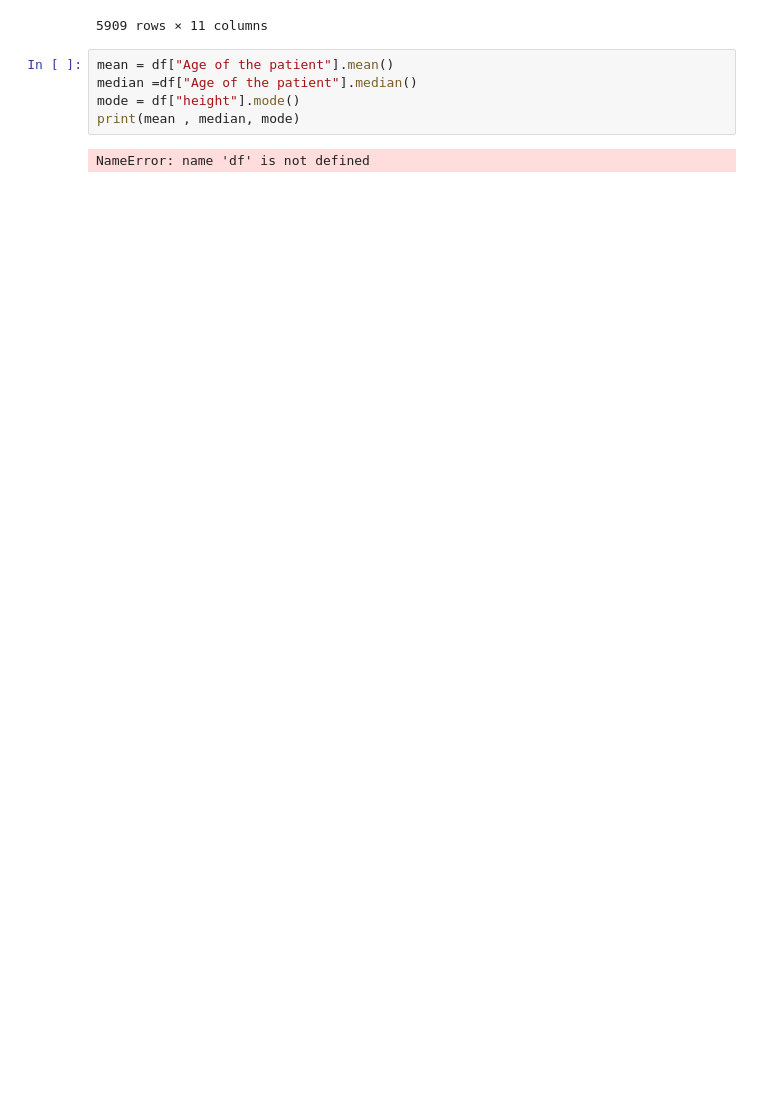
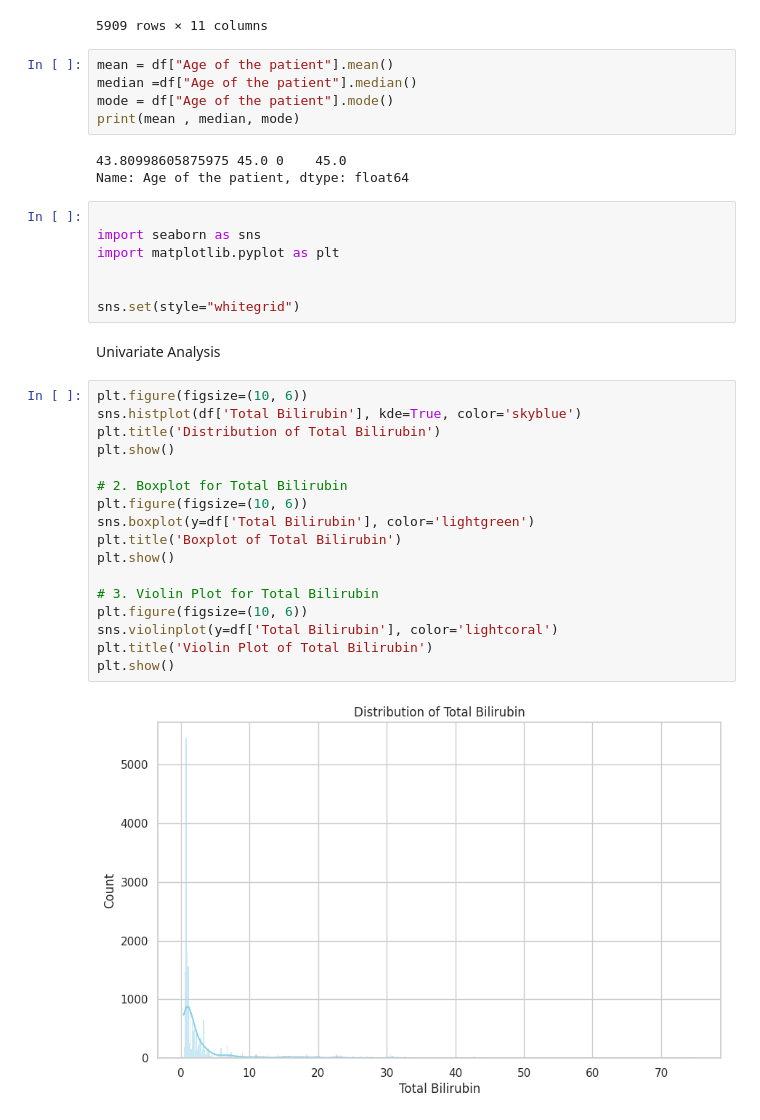
Before and after one commit to Ishita-Jinturkar/EDA, a Jupyter notebook: EDA.ipynb, the cells around one changed output. Drawn from its saved outputs; the diff is of its cells as text; blank space fills up the shorter version.

```diff
--- a/EDA.ipynb
+++ b/EDA.ipynb
@@ -207,7 +207,36 @@ df[np.abs(df['Sgot Aspartate Aminotransferase'])>75]
 # %%
 mean = df["Age of the patient"].mean()
 median =df["Age of the patient"].median()
-mode = df["height"].mode()
+mode = df["Age of the patient"].mode()
 print(mean , median, mode)
 # %% [output]
-NameError: name 'df' is not defined
+43.80998605875975 45.0 0    45.0
+Name: Age of the patient, dtype: float64
+# %%
+
+import seaborn as sns
+import matplotlib.pyplot as plt
+
+
+sns.set(style="whitegrid")
+# %% [markdown]
+Univariate Analysis
+# %%
+plt.figure(figsize=(10, 6))
+sns.histplot(df['Total Bilirubin'], kde=True, color='skyblue')
+plt.title('Distribution of Total Bilirubin')
+plt.show()
+
+# 2. Boxplot for Total Bilirubin
+plt.figure(figsize=(10, 6))
+sns.boxplot(y=df['Total Bilirubin'], color='lightgreen')
+plt.title('Boxplot of Total Bilirubin')
+plt.show()
+
+# 3. Violin Plot for Total Bilirubin
+plt.figure(figsize=(10, 6))
+sns.violinplot(y=df['Total Bilirubin'], color='lightcoral')
+plt.title('Violin Plot of Total Bilirubin')
+plt.show()
+# %% [output]
+[figure, added]
```
Also changed, not shown: parts of 5 cells of this notebook.
